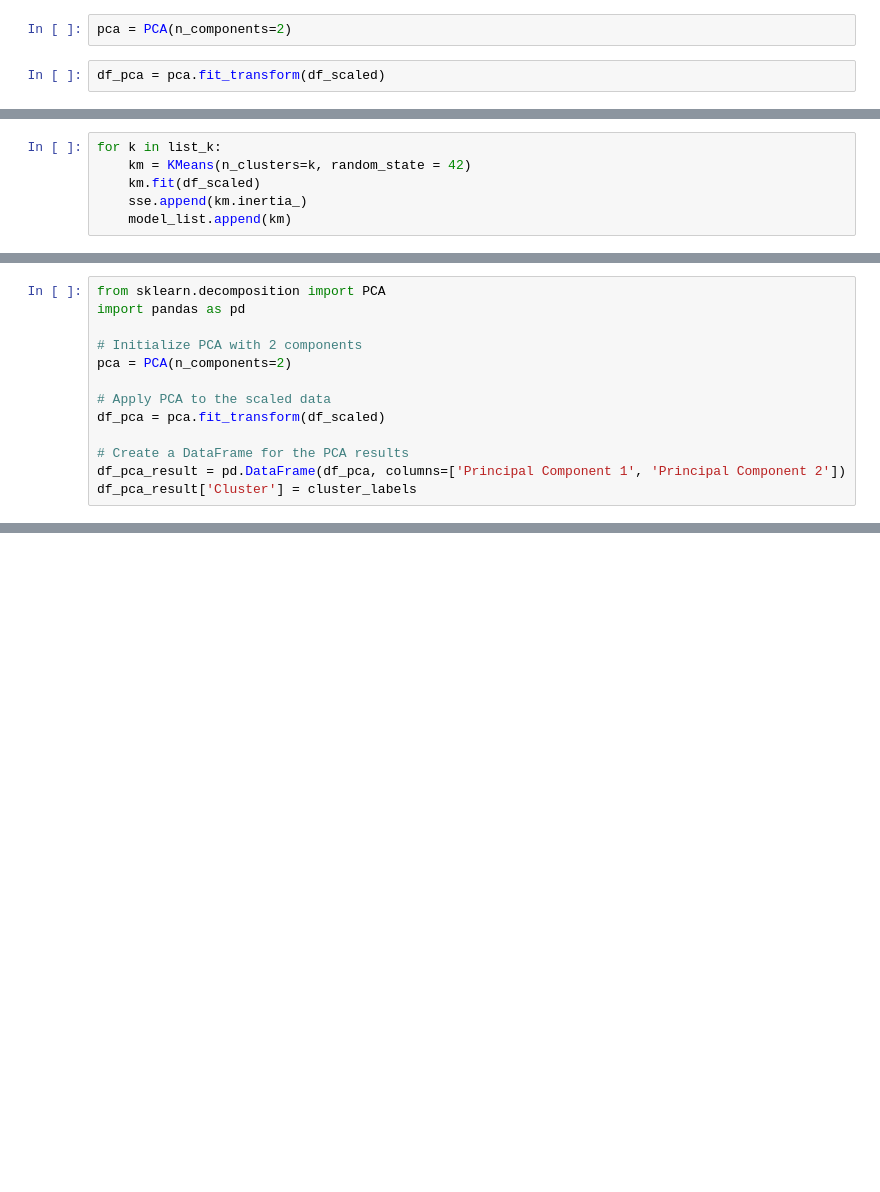
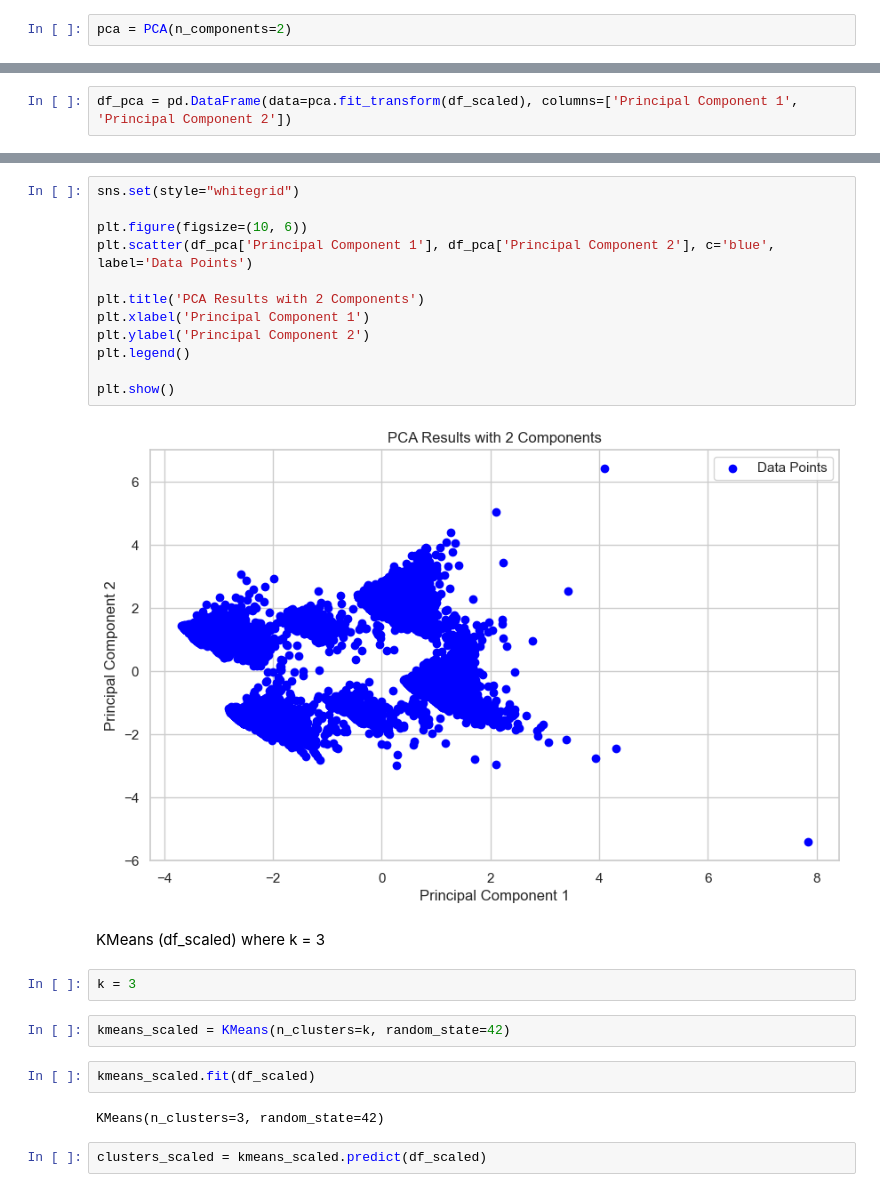
Before and after one commit to peerapat-t/Full-customer-funnel-and-machine-learing, a Jupyter notebook: 02. customer segmentation.ipynb, the cells around one changed output, grey strips where cells are left out. Drawn from its saved outputs; the diff is of its cells as text; blank space fills up the shorter version.

```diff
--- a/02. customer segmentation.ipynb
+++ b/02. customer segmentation.ipynb
@@ -791,5 +813,3 @@ array([[0.        , 0.        , 0.        , ..., 0.        , 0.        ,
 PCA
 # %%
 pca = PCA(n_components=2)
-# %%
-df_pca = pca.fit_transform(df_scaled)
@@ -824,6 +815,0 @@ list_k = list(range(1, 11))
-# %%
-for k in list_k:
-    km = KMeans(n_clusters=k, random_state = 42)
-    km.fit(df_scaled)
-    sse.append(km.inertia_)
-    model_list.append(km)
@@ -863,13 +815,0 @@ df
-# %%
-from sklearn.decomposition import PCA
-import pandas as pd
-
-# Initialize PCA with 2 components
-pca = PCA(n_components=2)
-
-# Apply PCA to the scaled data
-df_pca = pca.fit_transform(df_scaled)
-
-# Create a DataFrame for the PCA results
-df_pca_result = pd.DataFrame(df_pca, columns=['Principal Component 1', 'Principal Component 2'])
-df_pca_result['Cluster'] = cluster_labels
@@ -908,0 +816,2 @@ df.groupby('segment').mean().pivot_table(index=None, columns='segment')
+# %%
+df_pca = pd.DataFrame(data=pca.fit_transform(df_scaled), columns=['Principal Component 1', 'Principal Component 2'])
@@ -908,0 +834,26 @@ df.groupby('segment').mean().pivot_table(index=None, columns='segment')
+# %%
+sns.set(style="whitegrid")
+
+plt.figure(figsize=(10, 6))
+plt.scatter(df_pca['Principal Component 1'], df_pca['Principal Component 2'], c='blue', label='Data Points')
+
+plt.title('PCA Results with 2 Components')
+plt.xlabel('Principal Component 1')
+plt.ylabel('Principal Component 2')
+plt.legend()
+
+plt.show()
+# %% [output]
+[figure, added]
+# %% [markdown]
+KMeans (df_scaled) where k = 3
+# %%
+k = 3
+# %%
+kmeans_scaled = KMeans(n_clusters=k, random_state=42)
+# %%
+kmeans_scaled.fit(df_scaled)
+# %% [output]
+KMeans(n_clusters=3, random_state=42)
+# %%
+clusters_scaled = kmeans_scaled.predict(df_scaled)
```
Also changed, not shown: parts of 50 cells of this notebook, 1 other file.
